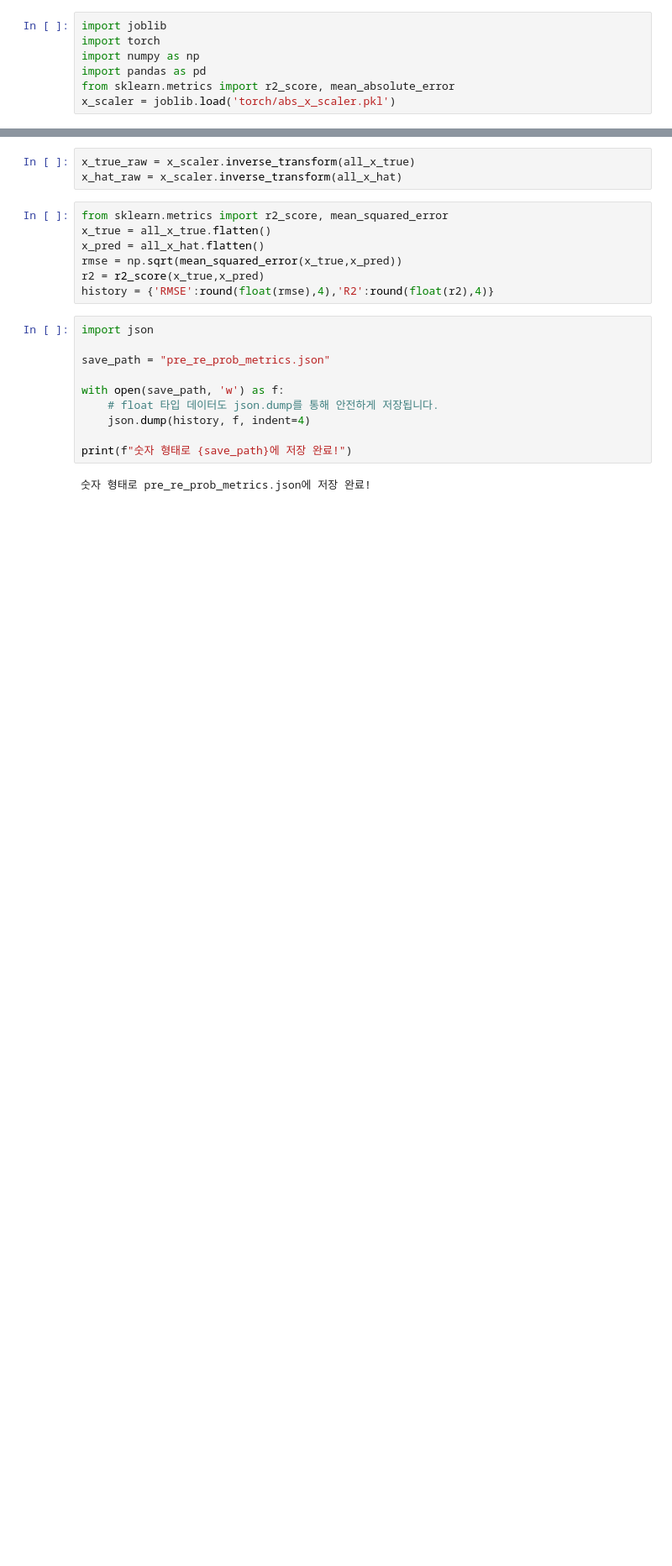
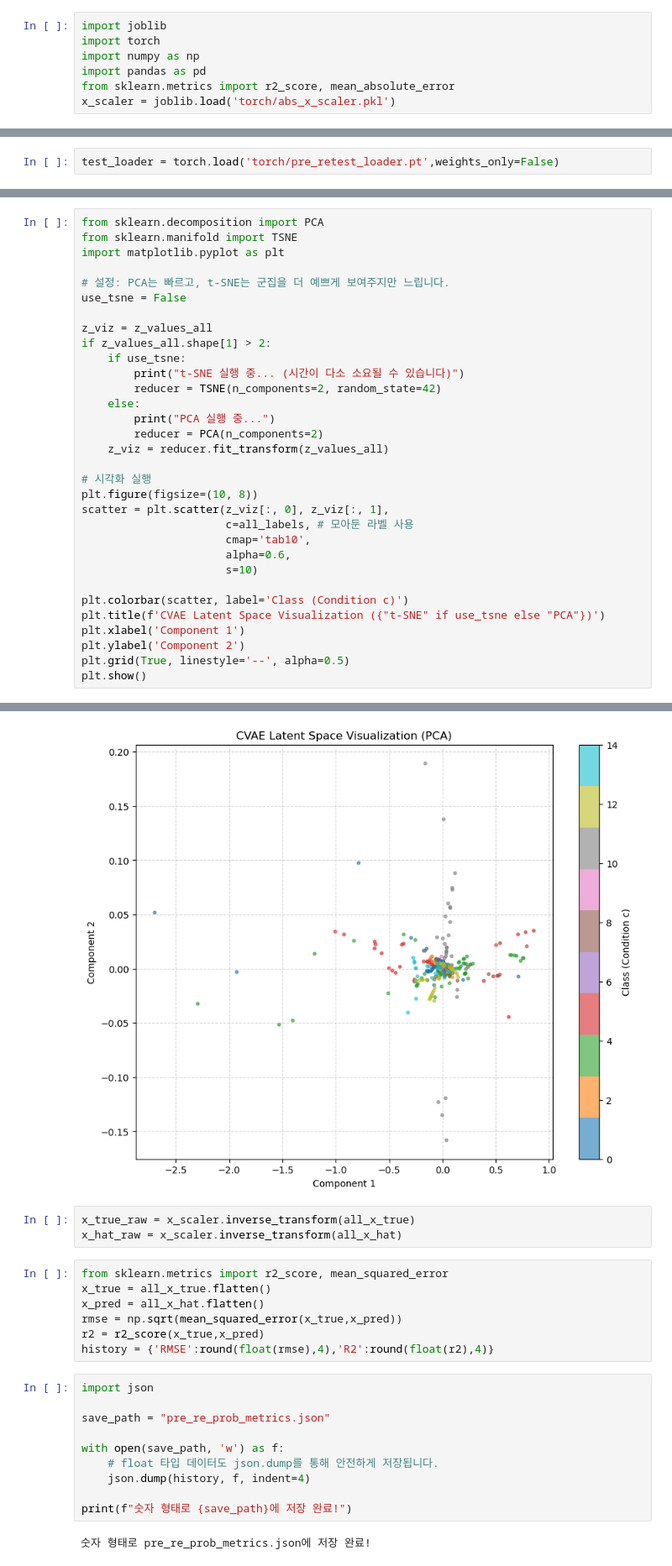
Before and after one commit to MINGYU-1/model_making, a Jupyter notebook: data_making/epoch_1/s26_all_prob_1.ipynb, the cells around one changed output, grey strips where cells are left out. Shown at 84% size. Cells and saved outputs as stored; diff of their text form; blank space fills up the shorter version.

```diff
--- a/data_making/epoch_1/s26_all_prob_1.ipynb
+++ b/data_making/epoch_1/s26_all_prob_1.ipynb
@@ -156,0 +188,2 @@ Restored best model with loss: 0.795251
+# %%
+test_loader = torch.load('torch/pre_retest_loader.pt',weights_only=False)
@@ -156,0 +483,33 @@ Restored best model with loss: 0.795251
+# %%
+from sklearn.decomposition import PCA
+from sklearn.manifold import TSNE
+import matplotlib.pyplot as plt
+
+# 설정: PCA는 빠르고, t-SNE는 군집을 더 예쁘게 보여주지만 느립니다.
+use_tsne = False
+
+z_viz = z_values_all
+if z_values_all.shape[1] > 2:
+    if use_tsne:
+        print("t-SNE 실행 중... (시간이 다소 소요될 수 있습니다)")
+        reducer = TSNE(n_components=2, random_state=42)
+    else:
+        print("PCA 실행 중...")
+        reducer = PCA(n_components=2)
+    z_viz = reducer.fit_transform(z_values_all)
+
+# 시각화 실행
+plt.figure(figsize=(10, 8))
+scatter = plt.scatter(z_viz[:, 0], z_viz[:, 1],
+                      c=all_labels, # 모아둔 라벨 사용
+                      cmap='tab10',
+                      alpha=0.6,
+                      s=10)
+
+plt.colorbar(scatter, label='Class (Condition c)')
+plt.title(f'CVAE Latent Space Visualization ({"t-SNE" if use_tsne else "PCA"})')
+plt.xlabel('Component 1')
+plt.ylabel('Component 2')
+plt.grid(True, linestyle='--', alpha=0.5)
+plt.show()
+# %% [output]
@@ -157,3 +517,4 @@ Restored best model with loss: 0.795251
+[figure, added]
 # %%
 x_true_raw = x_scaler.inverse_transform(all_x_true)
 x_hat_raw = x_scaler.inverse_transform(all_x_hat)
```
Also changed, not shown: parts of 12 cells of this notebook, 7 other files.
